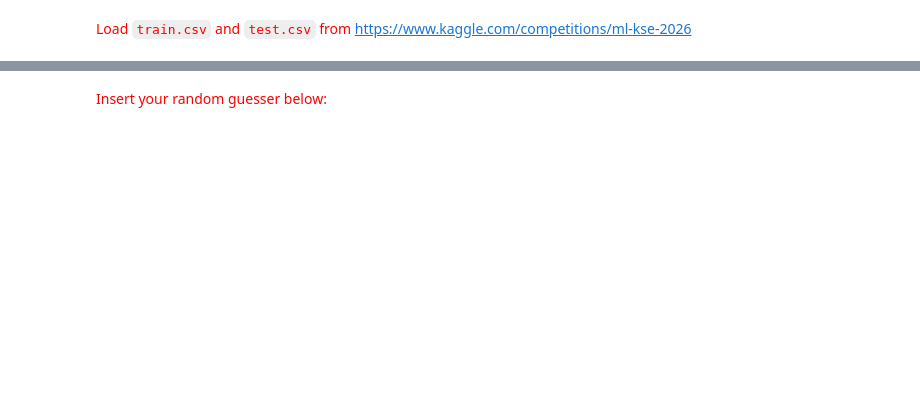
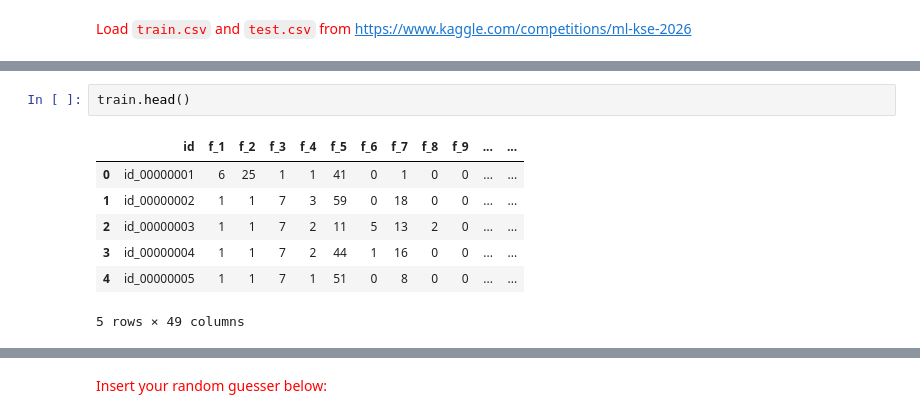
Before and after one commit to zakhar-guzii/ML_HW5, a Jupyter notebook: 5_Ensemblelearning_HW.ipynb, the cells around one changed output, grey strips where cells are left out. Cells and saved outputs as stored; diff of their text form; blank space fills up the shorter version.

```diff
--- a/5_Ensemblelearning_HW.ipynb
+++ b/5_Ensemblelearning_HW.ipynb
@@ -408,0 +440,10 @@ files.upload();
+# %%
+train.head()
+# %% [output]
+|  | id | f_1 | f_2 | f_3 | f_4 | f_5 | f_6 | f_7 | f_8 | f_9 | ... | ... |
+| 0 | id_00000001 | 6 | 25 | 1 | 1 | 41 | 0 | 1 | 0 | 0 | ... | ... |
+| 1 | id_00000002 | 1 | 1 | 7 | 3 | 59 | 0 | 18 | 0 | 0 | ... | ... |
+| 2 | id_00000003 | 1 | 1 | 7 | 2 | 11 | 5 | 13 | 2 | 0 | ... | ... |
+| 3 | id_00000004 | 1 | 1 | 7 | 2 | 44 | 1 | 16 | 0 | 0 | ... | ... |
+| 4 | id_00000005 | 1 | 1 | 7 | 1 | 51 | 0 | 8 | 0 | 0 | ... | ... |
+5 rows × 49 columns
```
Also changed, not shown: parts of 20 cells of this notebook.
